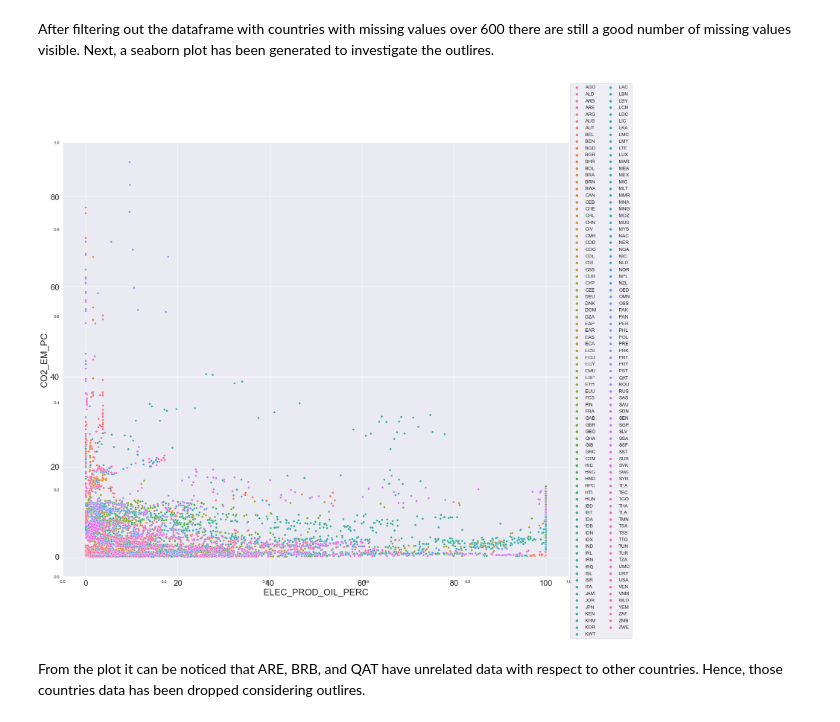
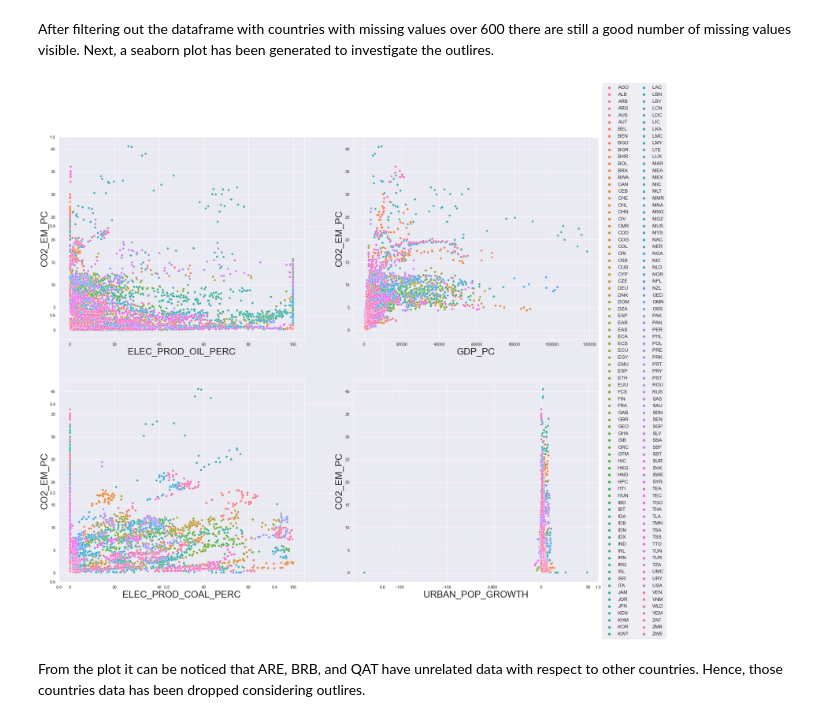
Before and after one commit to iTorongo/CS4020-ML-CO2-Emission-Prediction, a Jupyter notebook: notebook/1-data-preprocess-visualization.ipynb, the cells around one changed output. Cells and saved outputs as stored; diff of their text form; code cells hidden in the pictures.

```diff
--- a/notebook/1-data-preprocess-visualization.ipynb
+++ b/notebook/1-data-preprocess-visualization.ipynb
@@ -389,30 +389,30 @@ After filtering out the dataframe with countries with missing values over 600 th
 # %%
 sns.set()
 
-fig,ax=plt.subplots(figsize=(25,22))
+fig,ax=plt.subplots(figsize=(26,22))
 #fig.subplots_adjust(hspace=0.1, wspace=0.1)
 ind=1
 
 
 # set color theme
 sns.set_context("paper")
-sns.set(color_codes=True, font_scale=2)
+sns.set(color_codes=True, font_scale=1)
 
-for [col, label] in  [['ELEC_PROD_OIL_PERC', 'ELEC_PROD_OIL_PERC']]:
+for [col, label] in  [['ELEC_PROD_OIL_PERC', 'ELEC_PROD_OIL_PERC'], ['GDP_PC', 'GDP_PC'], ['ELEC_PROD_COAL_PERC','ELEC_PROD_COAL_PERC'], ['URBAN_POP_GROWTH', 'URBAN_POP_GROWTH']]:
 
-    ax = fig.add_subplot(1,1,ind)
+    ax = fig.add_subplot(2,2,ind)
     sns.scatterplot(ax=ax, x=col, y="CO2_EM_PC", data=data_filtered, hue="CountryCode", legend='full')
     ax.legend_.remove()
     ax.set_xlabel(label, fontsize=25)
     ax.set_ylabel('CO2_EM_PC', fontsize=25)
     ind+=1
 
 # create common legend
 handles, labels = ax.get_legend_handles_labels()
 fig.legend(handles, labels, ncol=2, loc='center right', fontsize=13)
 plt.show()
 # %% [output]
-[figure, old version]
+[figure, new version]
 # %% [markdown]
 From the plot it can be noticed that ARE, BRB, and QAT have unrelated data with respect to other countries. Hence, those countries data has been dropped considering outlires.
 # %%
```
Also changed, not shown: parts of 8 cells of this notebook, 2 other files.
